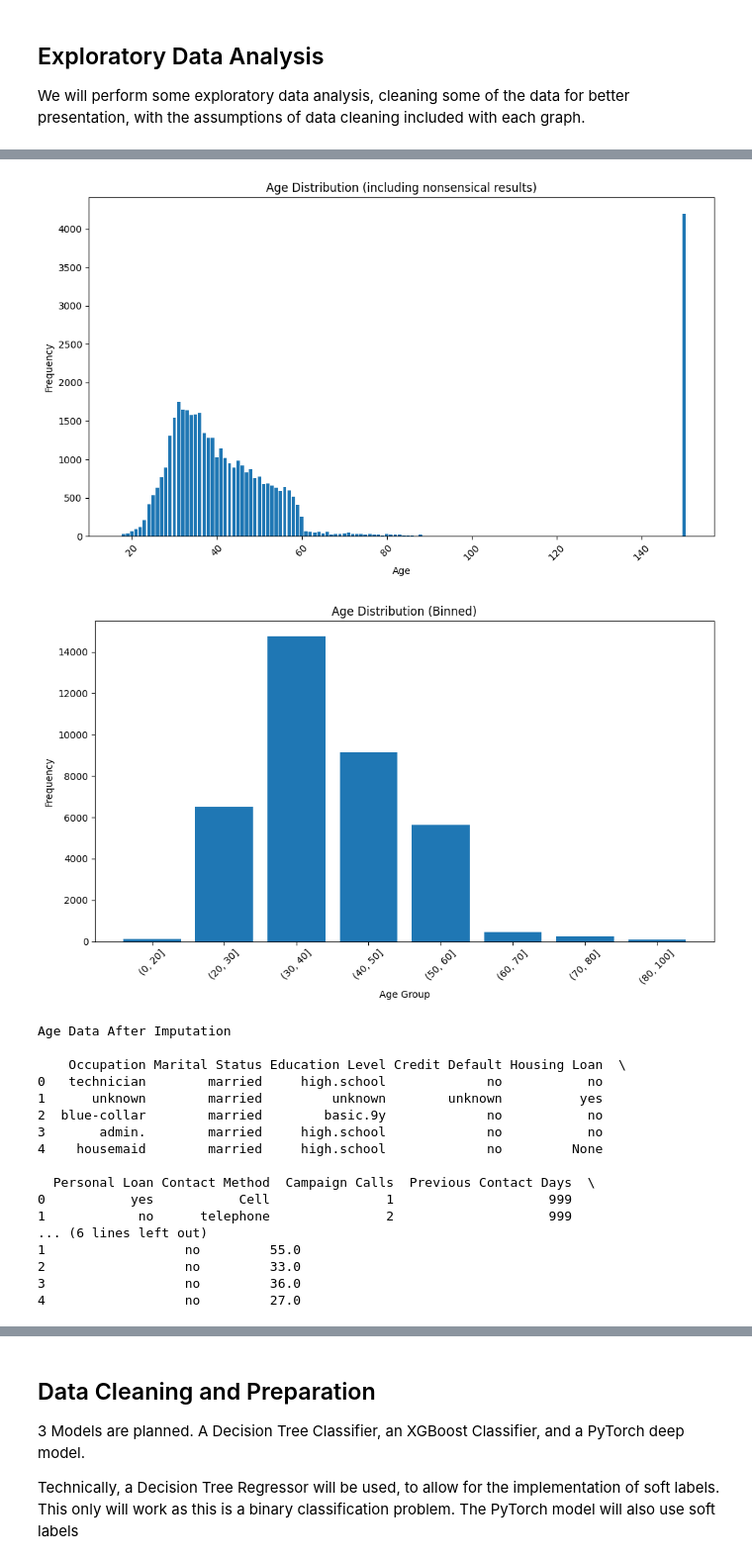
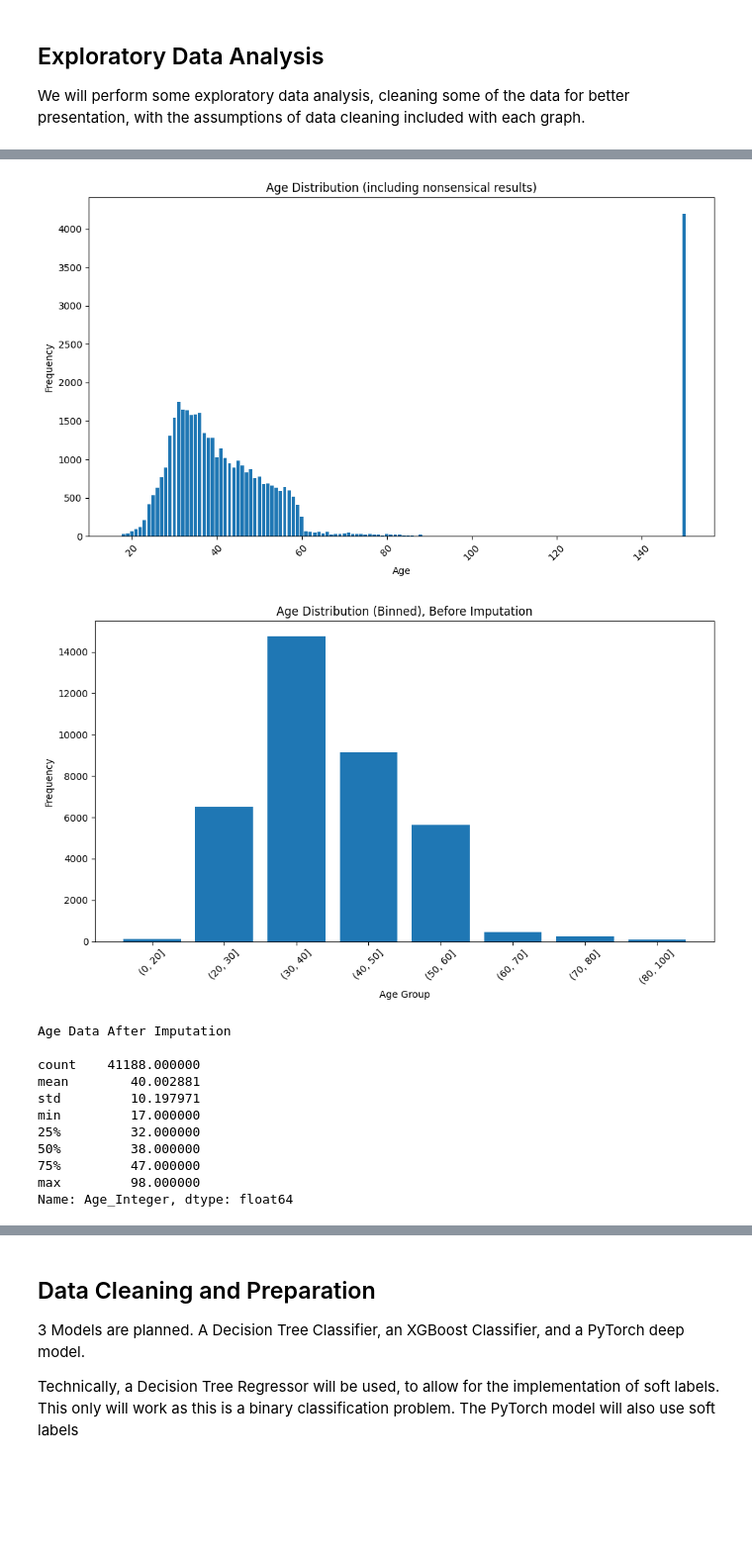
Before and after one commit to AlaTan93/aiap20-tan-song-xin-alastair-872I, a Jupyter notebook: eda.ipynb, the cells around one changed output, grey strips where cells are left out. Shown at 99% size. Saved outputs shown, nothing was run; the diff lists cells and outputs as text; code cells hidden in the pictures; blank space fills up the shorter version.

```diff
--- a/eda.ipynb
+++ b/eda.ipynb
@@ -156,8 +157,6 @@ We will perform some exploratory data analysis, cleaning some of the data for be
 # %%
 bank_df_age = bank_df.copy()
 bank_df_age["Age_Integer"] = bank_df_age["Age"].str.extract(r'(\d+)').astype(int)
-
-import matplotlib.pyplot as plt
 
 print("Age Data Before Imputation")
 print("")
@@ -183,56 +182,76 @@ plt.figure(figsize=(10, 6))
 plt.bar(age_bin_counts.index.astype(str), age_bin_counts.values)
 plt.xlabel('Age Group')
 plt.ylabel('Frequency')
-plt.title('Age Distribution (Binned)')
+plt.title('Age Distribution (Binned), Before Imputation')
 plt.xticks(rotation=45)
 plt.tight_layout()
 plt.show()
 
 print("Age Data After Imputation")
 print("")
 
-print(bank_df_age.head())
-
 # Imputing using KNN Imputer
 from sklearn.impute import KNNImputer
 
-bank_df_age.loc[bank_df_age["Age_Integer"] > 100, 'Age_Integer'] = np.nan
-bank_df_age.drop('Age', axis=1, inplace=True)
-bank_df_age.drop('Age Bin', axis=1, inplace=True)
-bank_df_age.drop('Client ID', axis=1, inplace=True)
+bank_df_age_2 = bank_df_age.copy()
+
+bank_df_age_2.loc[bank_df_age_2["Age_Integer"] > 100, 'Age_Integer'] = np.nan
+bank_df_age_2.drop('Age', axis=1, inplace=True)
+bank_df_age_2.drop('Age Bin', axis=1, inplace=True)
+bank_df_age_2.drop('Client ID', axis=1, inplace=True)
 
 # Other fields are also cleaned up first, no imputation done
-#bank_df_age.loc[bank_df_age
+bank_df_age_2.loc[bank_df_age_2["Housing Loan"] == None, "Housing Loan"] = 'unknown'
+bank_df_age_2.loc[bank_df_age_2["Personal Loan"] == None, "Personal Loan"] = 'unknown'
+bank_df_age_2.loc[bank_df_age_2["Contact Method"] == 'Cell', "Contact Method"] = 'cellular'
+bank_df_age_2.loc[bank_df_age_2["Contact Method"] == 'Telephone', "Contact Method"] = 'telephone'
+bank_df_age_2["Campaign Calls"] = bank_df_age_2["Campaign Calls"].abs()
+
+bank_df_age_2.drop("Subscription Status", axis=1, inplace=True)
+
+# One hot encoding is done
+bank_df_age_2 = pd.get_dummies(bank_df_age_2, columns=["Occupation", "Marital Status", "Education Level", "Credit Default", "Housing Loan", "Personal Loan", "Contact Method"], prefix="oh")
 
 imputer = KNNImputer(n_neighbors=3)
+imputed_array = imputer.fit_transform(bank_df_age_2)
+df_imputed = pd.DataFrame(imputed_array, columns=bank_df_age_2.columns, index=bank_df_age_2.index)
+#bank_df_age_2[bank_df_age_2.columns] = df_imputed
+
+print(df_imputed["Age_Integer"].describe())
+
+df_imputed['Age Bin'] = pd.cut(df_imputed['Age_Integer'], bins=[0, 20, 30, 40, 50, 60, 70, 80, 100])
+age_bin_counts = df_imputed['Age Bin'].value_counts().sort_index()
+
+plt.figure(figsize=(10, 6))
+plt.bar(age_bin_counts.index.astype(str), age_bin_counts.values)
+plt.xlabel('Age Group')
+plt.ylabel('Frequency')
+plt.title('Age Distribution (Binned), Before Imputation')
+plt.xticks(rotation=45)
+plt.tight_layout()
+plt.show()
 # %% [output]
 Age Data Before Imputation
 
 count    41188.000000
 mean        51.231572
 std         34.708486
 min         17.000000
 25%         33.000000
 50%         40.000000
 75%         51.000000
 max        150.000000
 Name: Age_Integer, dtype: float64
 [figure]
-[figure, old version]
+[figure, new version]
 Age Data After Imputation
 
-    Occupation Marital Status Education Level Credit Default Housing Loan  \
-0   technician        married     high.school             no           no
-1      unknown        married         unknown        unknown          yes
-2  blue-collar        married        basic.9y             no           no
-3       admin.        married     high.school             no           no
-4    housemaid        married     high.school             no         None
-
-  Personal Loan Contact Method  Campaign Calls  Previous Contact Days  \
-0           yes           Cell               1                    999
-1            no      telephone               2                    999
-... (6 lines left out)
-1                  no         55.0
-2                  no         33.0
-3                  no         36.0
-4                  no         27.0
+count    41188.000000
+mean        40.002881
+std         10.197971
+min         17.000000
+25%         32.000000
+50%         38.000000
+75%         47.000000
+max         98.000000
+Name: Age_Integer, dtype: float64
```
Also changed, not shown: parts of 7 cells of this notebook.
